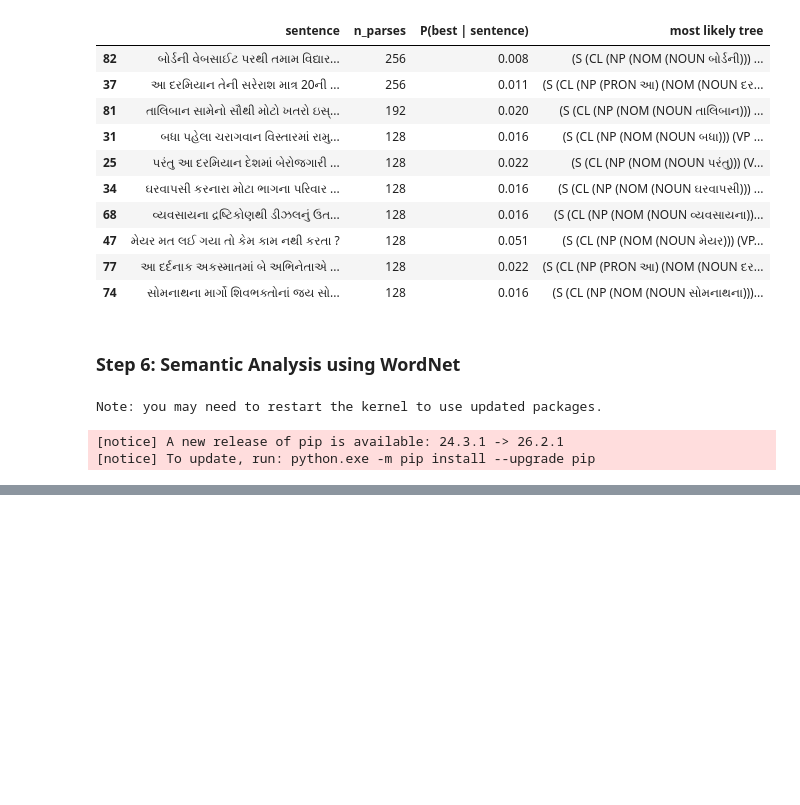
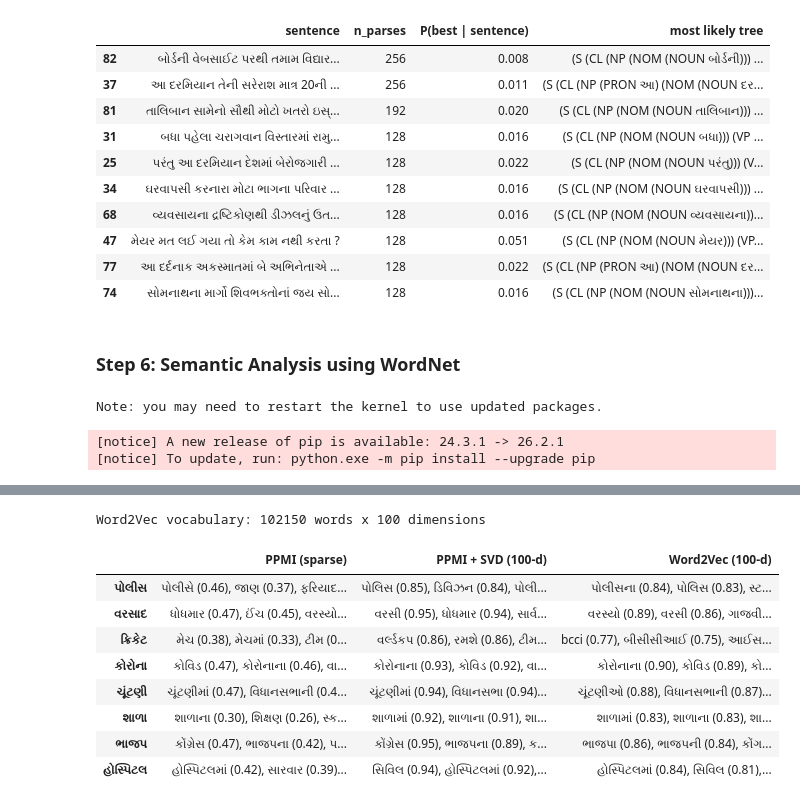
Before and after one commit to Samyak-Vishrani/Gujarati_News_NLP, a Jupyter notebook: mini_project.ipynb, the cells around one changed output, grey strips where cells are left out. Drawn from its saved outputs; the diff is of its cells as text; code cells hidden in the pictures; blank space fills up the shorter version.

```diff
--- a/mini_project.ipynb
+++ b/mini_project.ipynb
@@ -1839,0 +2113,14 @@ for i in (1, 13):
+# %%
+# LATENT SEMANTIC ANALYSIS: truncated SVD of the TF-IDF matrix gives dense 100-dimensional document
+# vectors. Each SVD component is a latent "topic" (a weighted mix of terms).
+svd = TruncatedSVD(n_components=100, random_state=42)
+X_lsa = normalize(svd.fit_transform(X_tfidf))
+print(f'LSA document vectors: {X_lsa.shape[0]} x {X_lsa.shape[1]} | '
+      f'variance explained: {svd.explained_variance_ratio_.sum():.1%}')
+print('Top terms of the first latent topics (component 0 mostly reflects overall term frequency):')
+for c in range(1, 7):
+    top = svd.components_[c].argsort()[::-1][:10]
+    print(f'  Topic {c}:', ', '.join(tfidf_vocab[top]))
+
+print('\nQuery article:', headlines[QUERY_DOC])
+most_similar_docs(X_lsa, QUERY_DOC)
@@ -1839,0 +2194,26 @@ for i in (1, 13):
+# %%
+# WORD2VEC (skip-gram with negative sampling): dense word embeddings learned by predicting the context
+# words around each word, trained on all 50,000 articles.
+from gensim.models import Word2Vec
+
+
+class DocTokens:
+    """Restartable stream of token lists, so the corpus is never held in memory as lists."""
+    def __iter__(self):
+        for doc in docs:
+            yield doc.split()
+
+
+w2v = Word2Vec(DocTokens(), vector_size=100, window=5, min_count=5, sg=1, negative=5,
+               epochs=5, workers=4, seed=42)
+wv = w2v.wv
+print(f'Word2Vec vocabulary: {len(wv)} words x {wv.vector_size} dimensions')
+
+# Nearest neighbours (cosine) of the same words under the three word representations
+query_words = [w for w in QUERY_WORDS if w in w_idx and w in wv]
+pd.DataFrame({
+    'PPMI (sparse)': [nearest_words(ppmi_norm, w) for w in query_words],
+    'PPMI + SVD (100-d)': [nearest_words(ppmi_svd, w) for w in query_words],
+    'Word2Vec (100-d)': [', '.join(f'{n} ({s:.2f})' for n, s in wv.most_similar(w, topn=5)) for w in query_words],
+}, index=query_words)
+# %% [output]
@@ -1839,0 +2237,10 @@ for i in (1, 13):
+Word2Vec vocabulary: 102150 words x 100 dimensions
+|  | PPMI (sparse) | PPMI + SVD (100-d) | Word2Vec (100-d) |
+| પોલીસ | પોલીસે (0.46), જાણ (0.37), ફરિયાદ... | પોલિસ (0.85), ડિવિઝન (0.84), પોલી... | પોલીસના (0.84), પોલિસ (0.83), સ્ટ... |
+| વરસાદ | ધોધમાર (0.47), ઈંચ (0.45), વરસ્યો... | વરસી (0.95), ધોધમાર (0.94), સાર્વ... | વરસ્યો (0.89), વરસી (0.86), ગાજવી... |
+| ક્રિકેટ | મેચ (0.38), મેચમાં (0.33), ટીમ (0... | વર્લ્ડકપ (0.86), રમશે (0.86), ટીમ... | bcci (0.77), બીસીસીઆઈ (0.75), આઈસ... |
+| કોરોના | કોવિડ (0.47), કોરોનાના (0.46), વા... | કોરોનાના (0.93), કોવિડ (0.92), વા... | કોરોનાના (0.90), કોવિડ (0.89), કો... |
+| ચૂંટણી | ચૂંટણીમાં (0.47), વિધાનસભાની (0.4... | ચૂંટણીમાં (0.94), વિધાનસભા (0.94)... | ચૂંટણીઓ (0.88), વિધાનસભાની (0.87)... |
+| શાળા | શાળાના (0.30), શિક્ષણ (0.26), સ્ક... | શાળામાં (0.92), શાળાના (0.91), શા... | શાળામાં (0.83), શાળાના (0.83), શા... |
+| ભાજપ | કોંગ્રેસ (0.47), ભાજપના (0.42), પ... | કોંગ્રેસ (0.95), ભાજપના (0.89), ક... | ભાજપા (0.86), ભાજપની (0.84), કોંગ... |
+| હોસ્પિટલ | હોસ્પિટલમાં (0.42), સારવાર (0.39)... | સિવિલ (0.94), હોસ્પિટલમાં (0.92),... | હોસ્પિટલમાં (0.84), સિવિલ (0.81),... |
```
Also changed, not shown: parts of 30 cells of this notebook.
